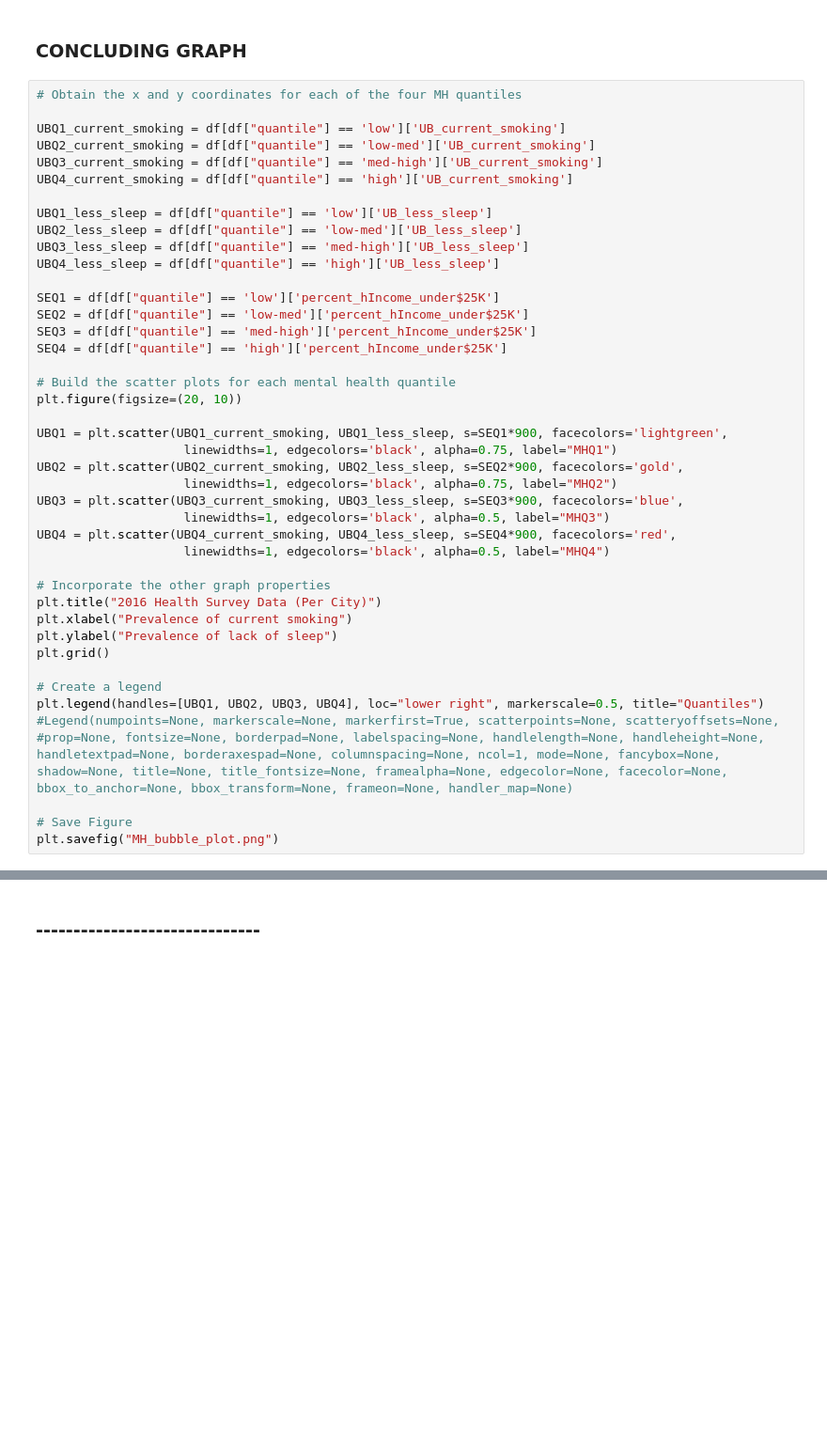
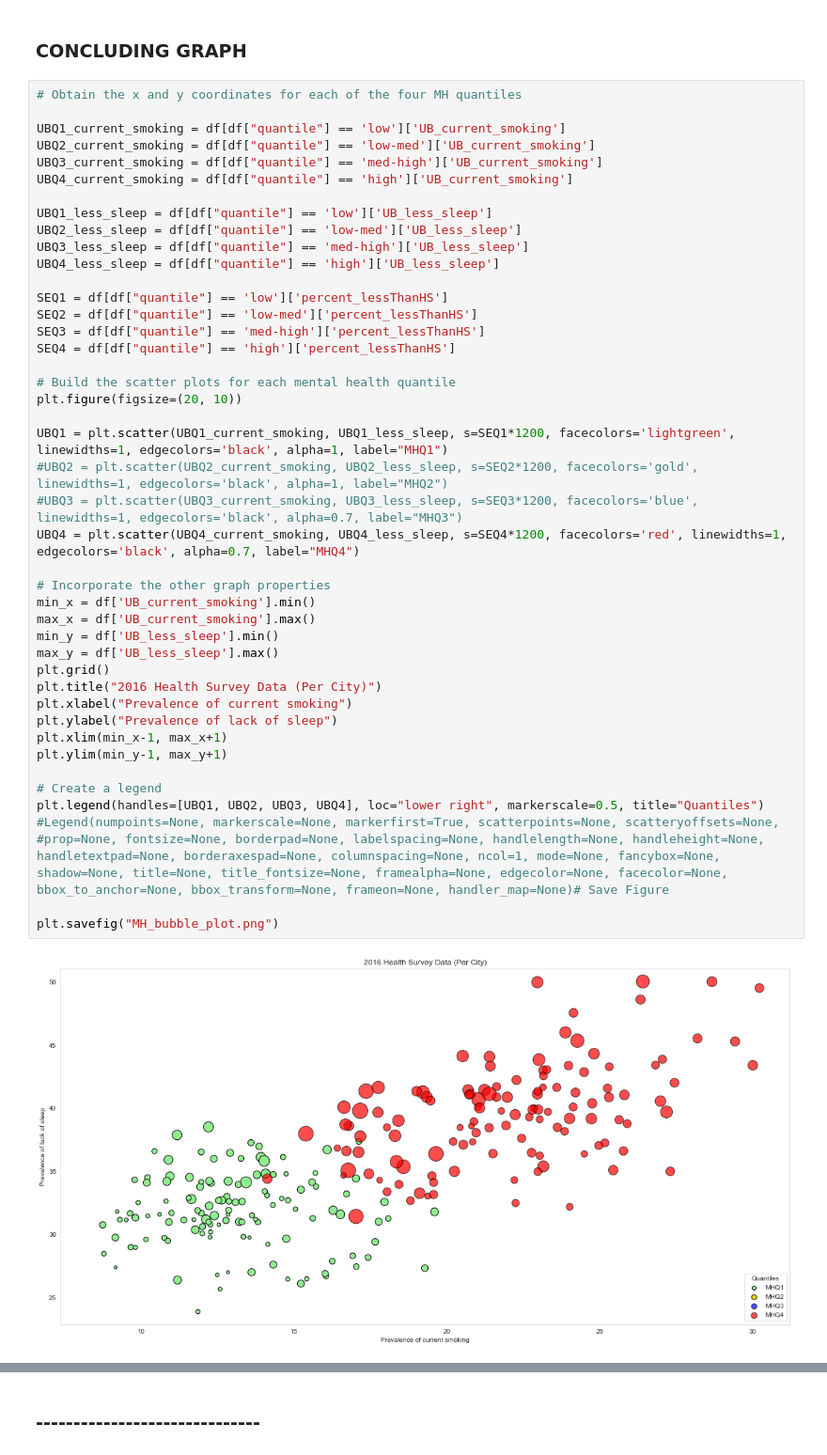
Before and after one commit to PetitsPoissons/Health_Project, a Jupyter notebook: MH_notebook_final.ipynb, the cells around one changed output, grey strips where cells are left out. Shown at 94% size. Drawn from its saved outputs; the diff is of its cells as text; blank space fills up the shorter version.

```diff
--- a/MH_notebook_final.ipynb
+++ b/MH_notebook_final.ipynb
@@ -565,46 +605,49 @@ mult_reg(ind_final2)
 # %%
 # Obtain the x and y coordinates for each of the four MH quantiles
 
 UBQ1_current_smoking = df[df["quantile"] == 'low']['UB_current_smoking']
 UBQ2_current_smoking = df[df["quantile"] == 'low-med']['UB_current_smoking']
 UBQ3_current_smoking = df[df["quantile"] == 'med-high']['UB_current_smoking']
 UBQ4_current_smoking = df[df["quantile"] == 'high']['UB_current_smoking']
 
 UBQ1_less_sleep = df[df["quantile"] == 'low']['UB_less_sleep']
 UBQ2_less_sleep = df[df["quantile"] == 'low-med']['UB_less_sleep']
 UBQ3_less_sleep = df[df["quantile"] == 'med-high']['UB_less_sleep']
 UBQ4_less_sleep = df[df["quantile"] == 'high']['UB_less_sleep']
 
-SEQ1 = df[df["quantile"] == 'low']['percent_hIncome_under$25K']
-SEQ2 = df[df["quantile"] == 'low-med']['percent_hIncome_under$25K']
-SEQ3 = df[df["quantile"] == 'med-high']['percent_hIncome_under$25K']
-SEQ4 = df[df["quantile"] == 'high']['percent_hIncome_under$25K']
+SEQ1 = df[df["quantile"] == 'low']['percent_lessThanHS']
+SEQ2 = df[df["quantile"] == 'low-med']['percent_lessThanHS']
+SEQ3 = df[df["quantile"] == 'med-high']['percent_lessThanHS']
+SEQ4 = df[df["quantile"] == 'high']['percent_lessThanHS']
 
 # Build the scatter plots for each mental health quantile
 plt.figure(figsize=(20, 10))
 
-UBQ1 = plt.scatter(UBQ1_current_smoking, UBQ1_less_sleep, s=SEQ1*900, facecolors='lightgreen',
-                    linewidths=1, edgecolors='black', alpha=0.75, label="MHQ1")
-UBQ2 = plt.scatter(UBQ2_current_smoking, UBQ2_less_sleep, s=SEQ2*900, facecolors='gold',
-                    linewidths=1, edgecolors='black', alpha=0.75, label="MHQ2")
-UBQ3 = plt.scatter(UBQ3_current_smoking, UBQ3_less_sleep, s=SEQ3*900, facecolors='blue',
-                    linewidths=1, edgecolors='black', alpha=0.5, label="MHQ3")
-UBQ4 = plt.scatter(UBQ4_current_smoking, UBQ4_less_sleep, s=SEQ4*900, facecolors='red',
-                    linewidths=1, edgecolors='black', alpha=0.5, label="MHQ4")
+UBQ1 = plt.scatter(UBQ1_current_smoking, UBQ1_less_sleep, s=SEQ1*1200, facecolors='lightgreen', linewidths=1, edgecolors='black', alpha=1, label="MHQ1")
+#UBQ2 = plt.scatter(UBQ2_current_smoking, UBQ2_less_sleep, s=SEQ2*1200, facecolors='gold', linewidths=1, edgecolors='black', alpha=1, label="MHQ2")
+#UBQ3 = plt.scatter(UBQ3_current_smoking, UBQ3_less_sleep, s=SEQ3*1200, facecolors='blue', linewidths=1, edgecolors='black', alpha=0.7, label="MHQ3")
+UBQ4 = plt.scatter(UBQ4_current_smoking, UBQ4_less_sleep, s=SEQ4*1200, facecolors='red', linewidths=1, edgecolors='black', alpha=0.7, label="MHQ4")
 
 # Incorporate the other graph properties
+min_x = df['UB_current_smoking'].min()
+max_x = df['UB_current_smoking'].max()
+min_y = df['UB_less_sleep'].min()
+max_y = df['UB_less_sleep'].max()
+plt.grid()
 plt.title("2016 Health Survey Data (Per City)")
 plt.xlabel("Prevalence of current smoking")
 plt.ylabel("Prevalence of lack of sleep")
-plt.grid()
+plt.xlim(min_x-1, max_x+1)
+plt.ylim(min_y-1, max_y+1)
 
 # Create a legend
 plt.legend(handles=[UBQ1, UBQ2, UBQ3, UBQ4], loc="lower right", markerscale=0.5, title="Quantiles")
 #Legend(numpoints=None, markerscale=None, markerfirst=True, scatterpoints=None, scatteryoffsets=None,
-#prop=None, fontsize=None, borderpad=None, labelspacing=None, handlelength=None, handleheight=None, handletextpad=None, borderaxespad=None, columnspacing=None, ncol=1, mode=None, fancybox=None, shadow=None, title=None, title_fontsize=None, framealpha=None, edgecolor=None, facecolor=None, bbox_to_anchor=None, bbox_transform=None, frameon=None, handler_map=None)
+#prop=None, fontsize=None, borderpad=None, labelspacing=None, handlelength=None, handleheight=None, handletextpad=None, borderaxespad=None, columnspacing=None, ncol=1, mode=None, fancybox=None, shadow=None, title=None, title_fontsize=None, framealpha=None, edgecolor=None, facecolor=None, bbox_to_anchor=None, bbox_transform=None, frameon=None, handler_map=None)# Save Figure
 
-# Save Figure
 plt.savefig("MH_bubble_plot.png")
+# %% [output]
+[figure, added]
 # %%
 # Bonus graph - Looking at the prevalence of lack of health insurance as the scalar for the bubble
 UBQ1_lack_health_ins = df[df["quantile"] == 'low']['PS_lack_health_ins']
```
Also changed, not shown: parts of 16 cells of this notebook, 2 other files.
